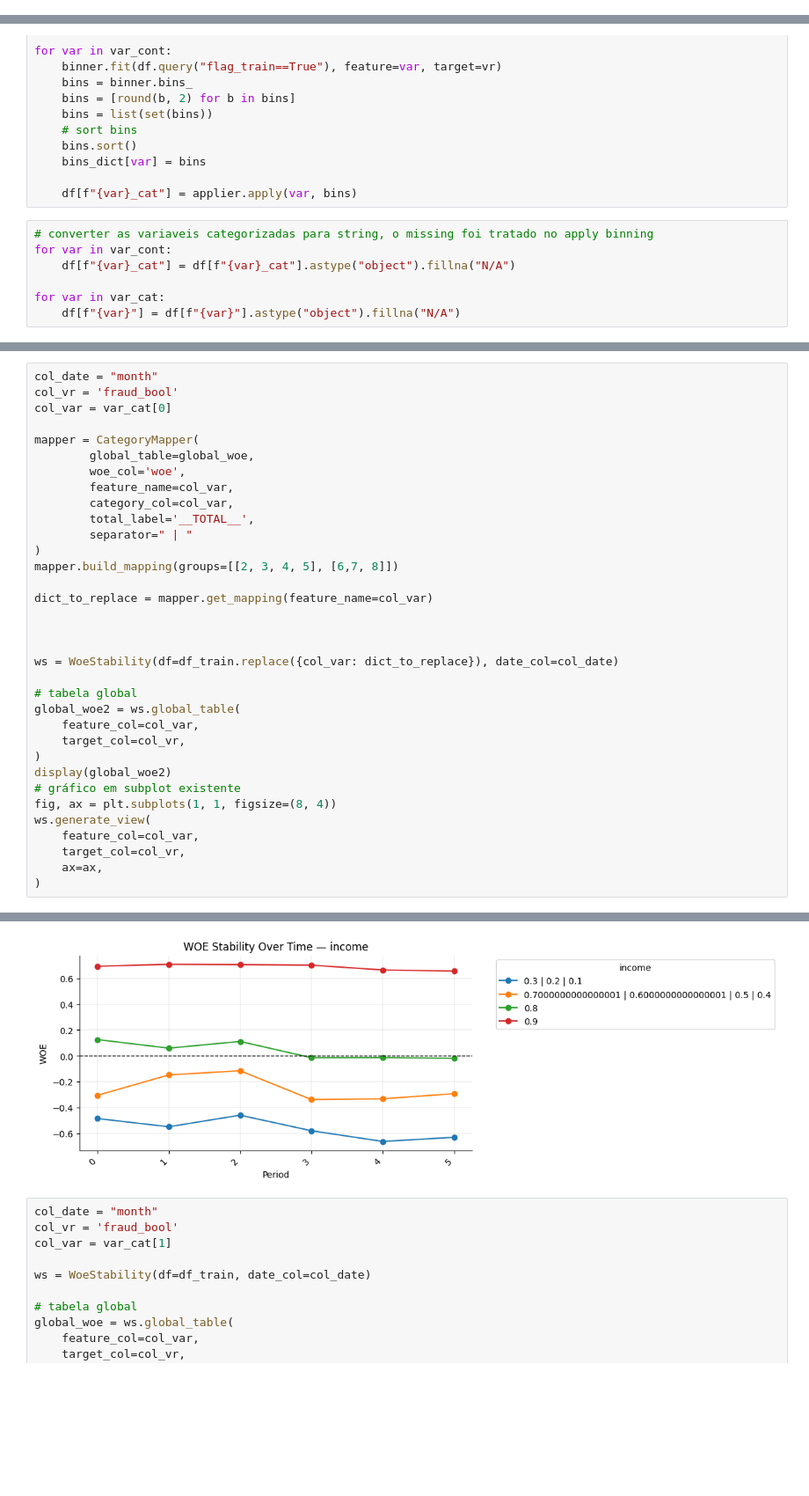
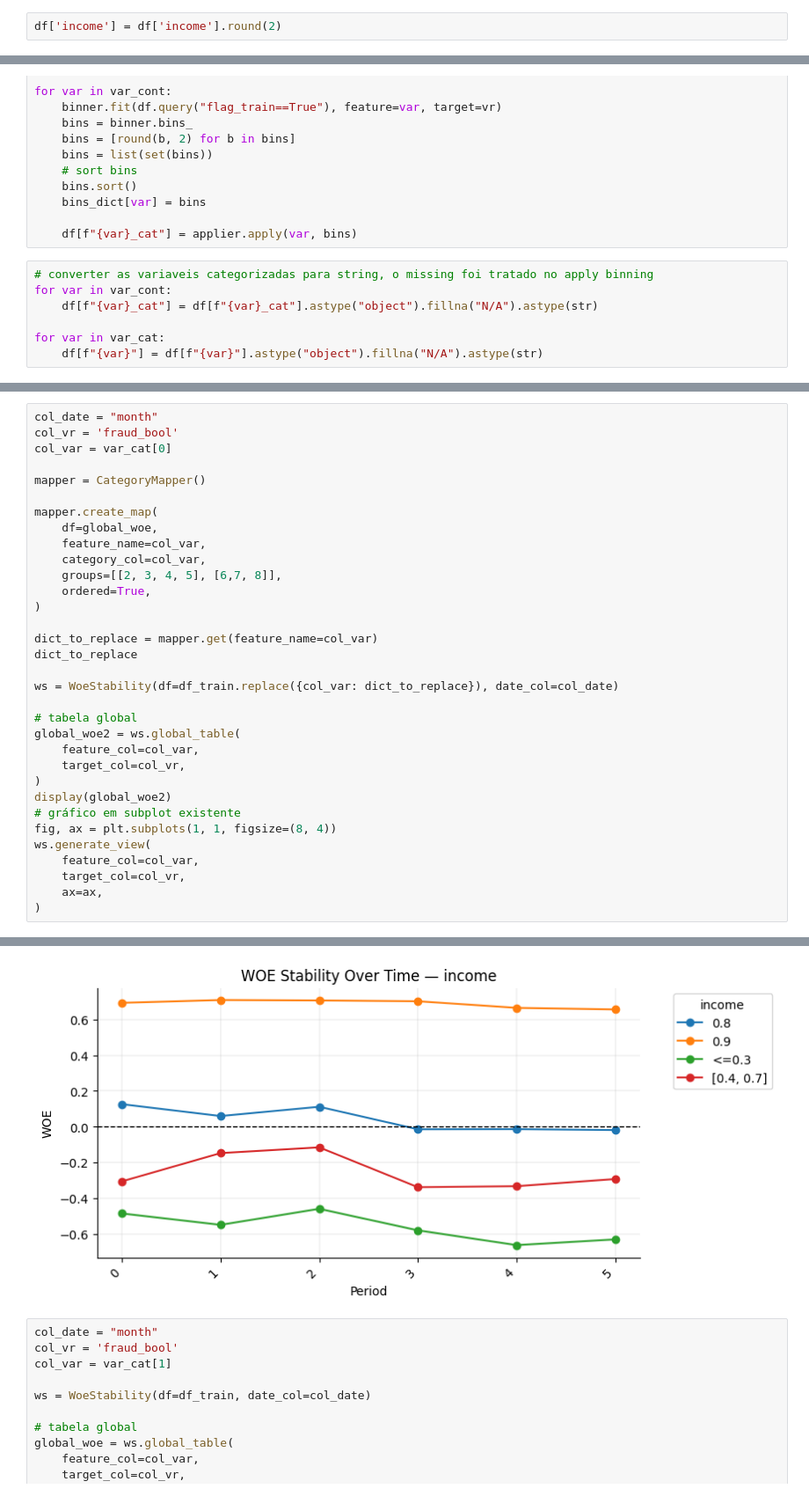
Before and after one commit to Cristiano2132/model_track, a Jupyter notebook: exemplo_uso.ipynb, the cells around one changed output, grey strips where cells are left out. Shown at 88% size. Cells and saved outputs as stored; diff of their text form; blank space fills up the shorter version.

```diff
--- a/exemplo_uso.ipynb
+++ b/exemplo_uso.ipynb
@@ -241,6 +241,8 @@ df_summary
 | 29 | device_distinct_emails_8w | int64 | 0 | 0.0 | 1 | 96.8067 | 4 | [1, 2, 0, -1] | ... |
 | 30 | device_fraud_count | int64 | 0 | 0.0 | 0 | 100.0000 | 1 | [0] | ... |
 | 31 | month | int64 | 0 | 0.0 | 3 | 15.0936 | 8 | [0, 1, 2, 3, 4, 5, 6, 7] | ... |
+# %%
+df['income'] = df['income'].round(2)
 # %%
 vr = 'fraud_bool'
 var_cont = df_summary[df_summary['n_distinct'] > 10]['column_name'].tolist()
@@ -271,10 +273,10 @@ for var in var_cont:
 # %%
 # converter as variaveis categorizadas para string, o missing foi tratado no apply binning
 for var in var_cont:
-    df[f"{var}_cat"] = df[f"{var}_cat"].astype("object").fillna("N/A")
+    df[f"{var}_cat"] = df[f"{var}_cat"].astype("object").fillna("N/A").astype(str)
 
 for var in var_cat:
-    df[f"{var}"] = df[f"{var}"].astype("object").fillna("N/A")
+    df[f"{var}"] = df[f"{var}"].astype("object").fillna("N/A").astype(str)
 # %%
 dict_to_join = {}
 df_train = df.query("flag_train==True").copy()
@@ -336,19 +338,18 @@ col_date = "month"
 col_vr = 'fraud_bool'
 col_var = var_cat[0]
 
-mapper = CategoryMapper(
-        global_table=global_woe,
-        woe_col='woe',
-        feature_name=col_var,
-        category_col=col_var,
-        total_label='__TOTAL__',
-        separator=" | "
+mapper = CategoryMapper()
+
+mapper.create_map(
+    df=global_woe,
+    feature_name=col_var,
+    category_col=col_var,
+    groups=[[2, 3, 4, 5], [6,7, 8]],
+    ordered=True,
 )
-mapper.build_mapping(groups=[[2, 3, 4, 5], [6,7, 8]])
 
-dict_to_replace = mapper.get_mapping(feature_name=col_var)
-
-
+dict_to_replace = mapper.get(feature_name=col_var)
+dict_to_replace
 
 ws = WoeStability(df=df_train.replace({col_var: dict_to_replace}), date_col=col_date)
 
@@ -374,5 +375,5 @@ ws.generate_view(
 | 4 | __TOTAL__ | 8151 | 786838 | 1.0000 | 1.0000 | 1.0000 | NaN | 0.2360 | 0.236 |
-[figure, old version]
+[figure, new version]
 # %%
 col_date = "month"
 col_vr = 'fraud_bool'
```
Also changed, not shown: parts of 5 cells of this notebook, 3 other files.
